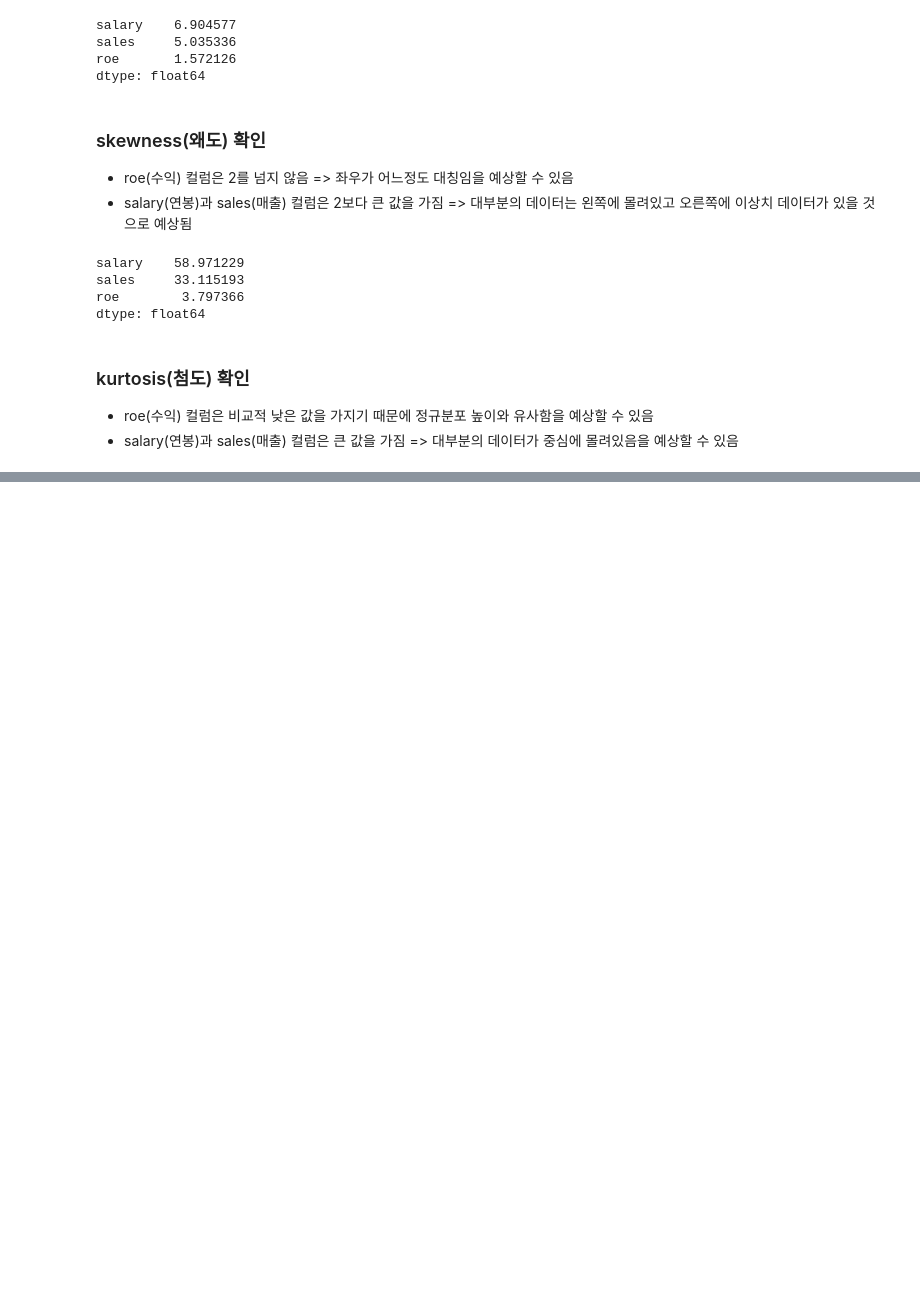
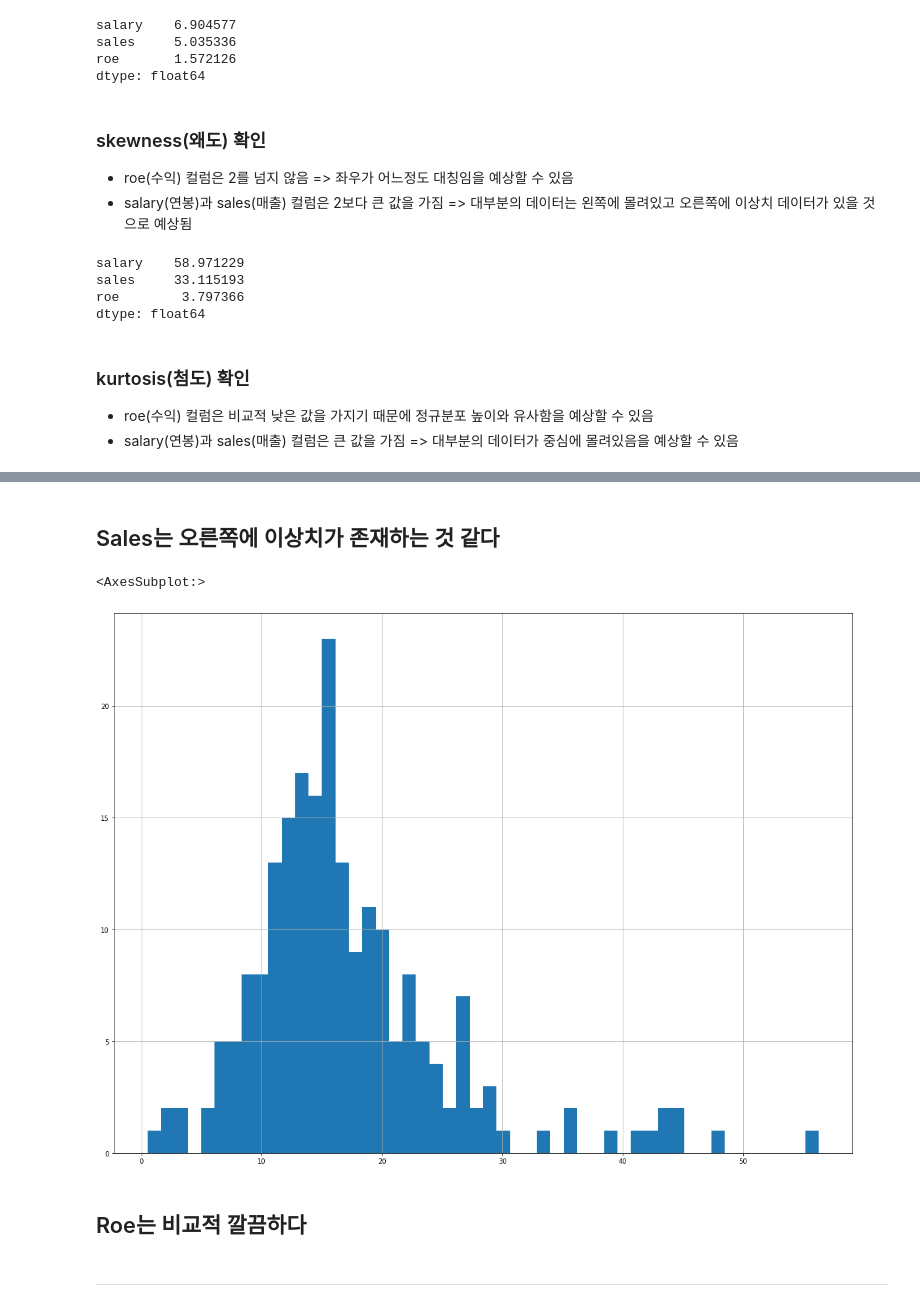
Before and after one commit to sucream/Bigdata-Analysis-Engineer-Note, a Jupyter notebook: 02.DataPreprocessing.ipynb, the cells around one changed output, grey strips where cells are left out. Drawn from its saved outputs; the diff is of its cells as text; code cells hidden in the pictures; blank space fills up the shorter version.

```diff
--- a/02.DataPreprocessing.ipynb
+++ b/02.DataPreprocessing.ipynb
@@ -144,0 +195,12 @@ dtype: float64
+# %% [markdown]
+## Sales는 오른쪽에 이상치가 존재하는 것 같다
+# %%
+# roe
+data['roe'].hist(bins=50, figsize=(20,15))
+# %% [output]
+<AxesSubplot:>
+[figure, added]
+# %% [markdown]
+## Roe는 비교적 깔끔하다
+# %% [markdown]
+---
```
Also changed, not shown: parts of 53 cells of this notebook, 2 other files.
